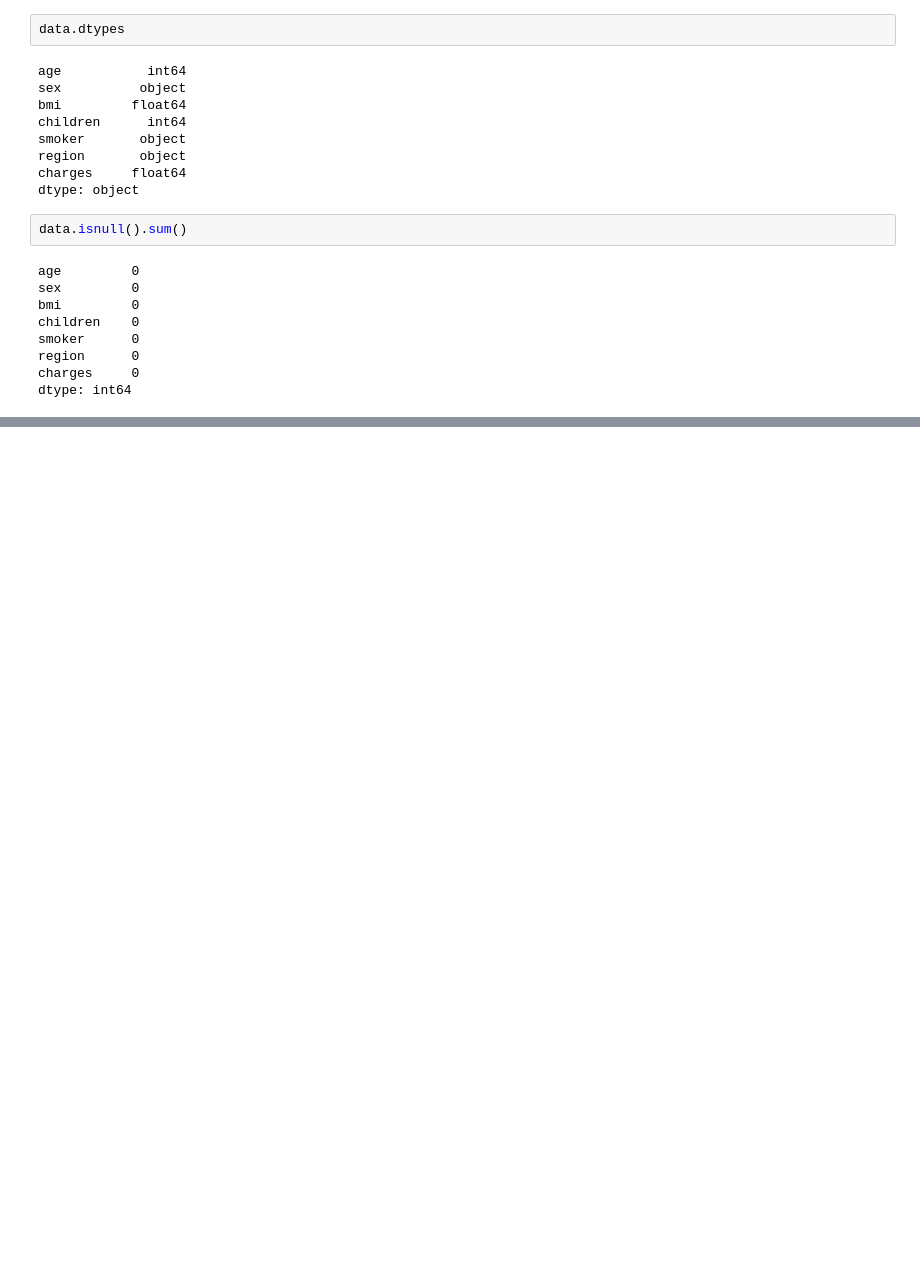
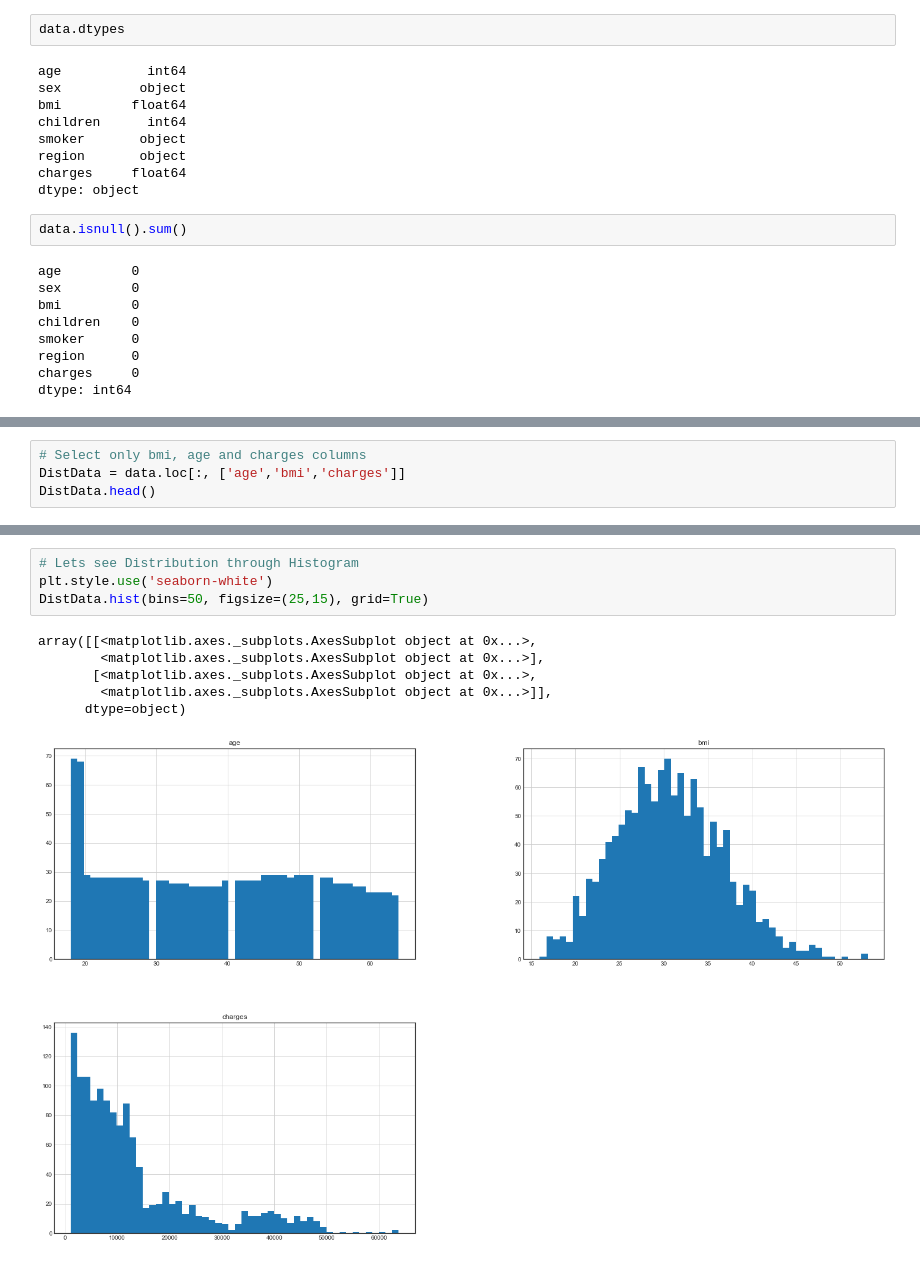
Before and after one commit to sanjaytallolli/TotalDataScience, a Jupyter notebook: Insurance Forecast Stat Mini Project.ipynb, the cells around one changed output, grey strips where cells are left out. Saved outputs shown, nothing was run; the diff lists cells and outputs as text; blank space fills up the shorter version.

```diff
--- a/Insurance Forecast Stat Mini Project.ipynb
+++ b/Insurance Forecast Stat Mini Project.ipynb
@@ -78,0 +142,4 @@ dtype: int64
+# %%
+# Select only bmi, age and charges columns
+DistData = data.loc[:, ['age','bmi','charges']]
+DistData.head()
@@ -78,0 +153,11 @@ dtype: int64
+# %%
+# Lets see Distribution through Histogram
+plt.style.use('seaborn-white')
+DistData.hist(bins=50, figsize=(25,15), grid=True)
+# %% [output]
+array([[<matplotlib.axes._subplots.AxesSubplot object at 0x...>,
+        <matplotlib.axes._subplots.AxesSubplot object at 0x...>],
+       [<matplotlib.axes._subplots.AxesSubplot object at 0x...>,
+        <matplotlib.axes._subplots.AxesSubplot object at 0x...>]],
+      dtype=object)
+[figure, added]
```
Also changed, not shown: parts of 46 cells of this notebook.
